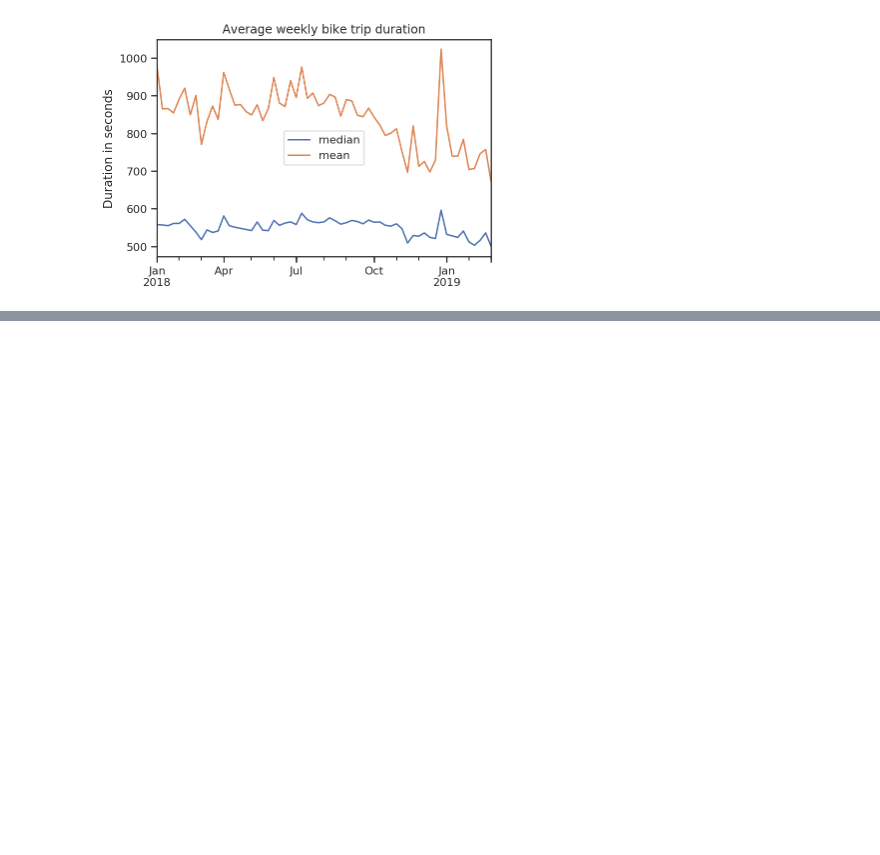
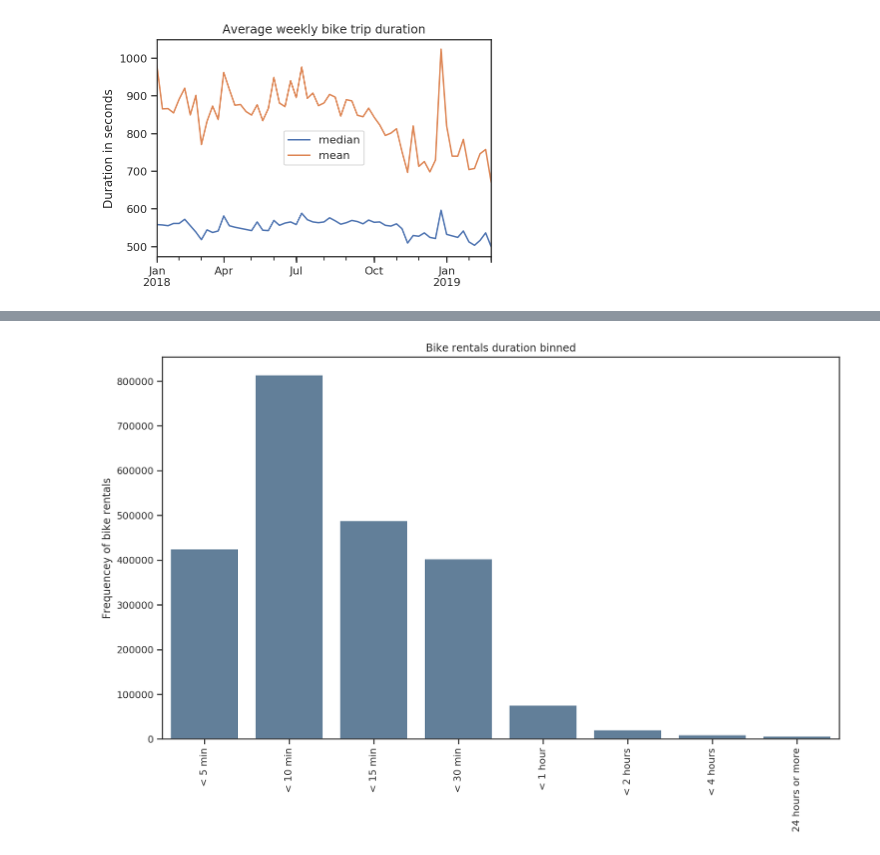
Before and after one commit to marcusholmgren/bikeshare-analysis, a Jupyter notebook: fordgobike-analysis.ipynb, the cells around one changed output, grey strips where cells are left out. Cells and saved outputs as stored; diff of their text form; code cells hidden in the pictures; blank space fills up the shorter version.

```diff
--- a/fordgobike-analysis.ipynb
+++ b/fordgobike-analysis.ipynb
@@ -536,0 +472,17 @@ The pairplot for user_type over duration_sec, bike_id, and member_birth_year is
+# %%
+bins = [0, 300, 600, 900, 1800, 3600, 7200, 14400, 86400]
+labels = ['< 5 min', '< 10 min', '< 15 min', '< 30 min', '< 1 hour', '< 2 hours', '< 4 hours', '24 hours or more']
+
+duration_quartiles = pd.cut(bikeshare_df['duration_sec'], bins=bins, labels=labels)
+binned_duration = duration_quartiles.value_counts(sort=False)
+
+fig, ax = plt.subplots(figsize=(12, 8))
+sns.barplot(binned_duration.index, binned_duration, color='steelblue', saturation=0.5, ax=ax)
+ax.set(title='Bike rentals duration binned', xlabel='', ylabel='Frequencey of bike rentals')
+ax.tick_params(axis='x', labelrotation=90)
+
+ensure_dir(IMAGES_DIR)
+plt.tight_layout()
+plt.savefig(os.path.join(IMAGES_DIR, 'bike_rental_duration.jpg'))
+# %% [output]
+[figure, added]
```
Also changed, not shown: parts of 40 cells of this notebook, 5 other files.
